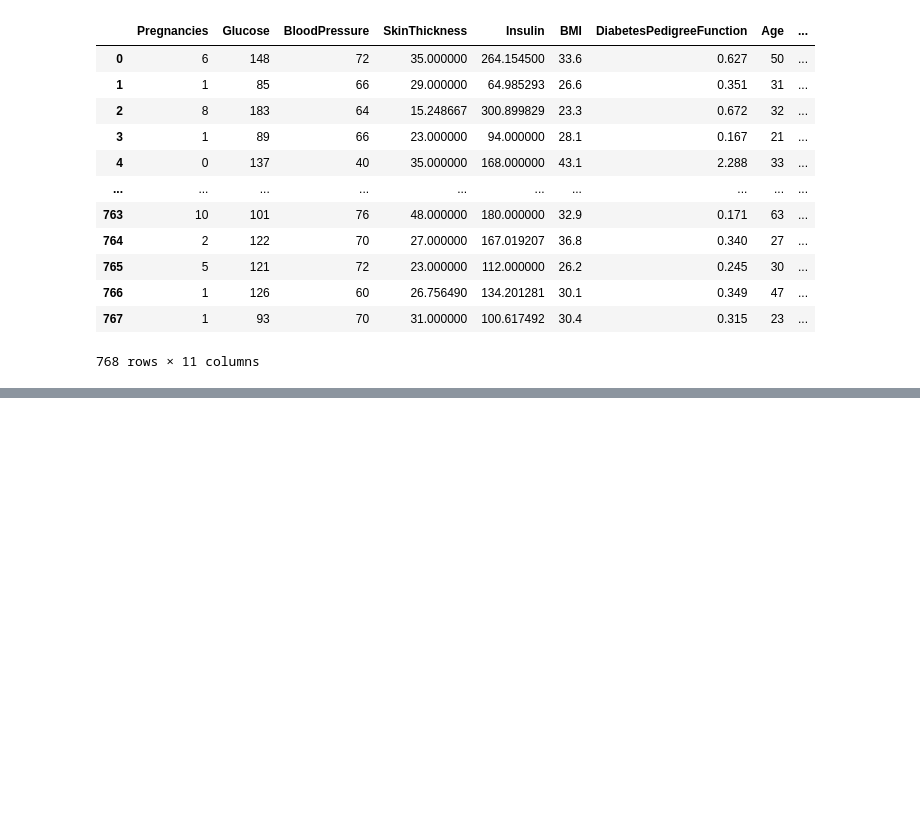
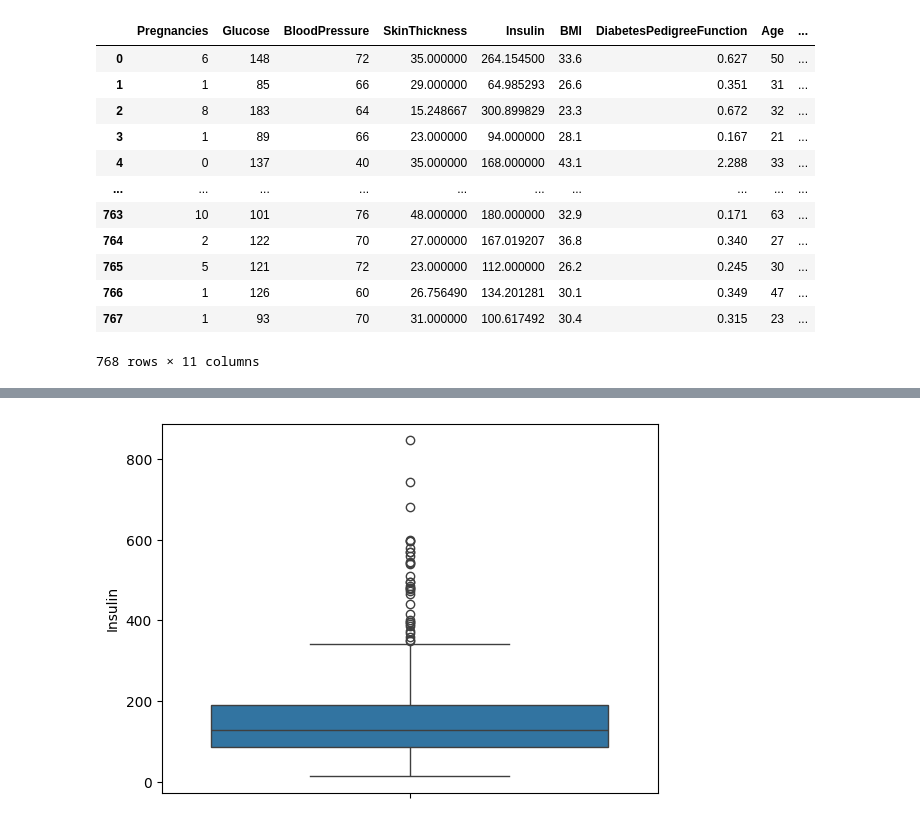
Before and after one commit to salhi-mohamed/diabetes_prediction, a Jupyter notebook: Untitled.ipynb, the cells around one changed output, grey strips where cells are left out. Saved outputs shown, nothing was run; the diff lists cells and outputs as text; code cells hidden in the pictures; blank space fills up the shorter version.

```diff
--- a/Untitled.ipynb
+++ b/Untitled.ipynb
@@ -313,0 +404,8 @@ df
+# %%
+import matplotlib.pyplot as plt
+import seaborn as sns
+
+sns.boxplot(data=df['Insulin'])
+plt.show()
+# %% [output]
+[figure, added]
```
Also changed, not shown: parts of 55 cells of this notebook.
